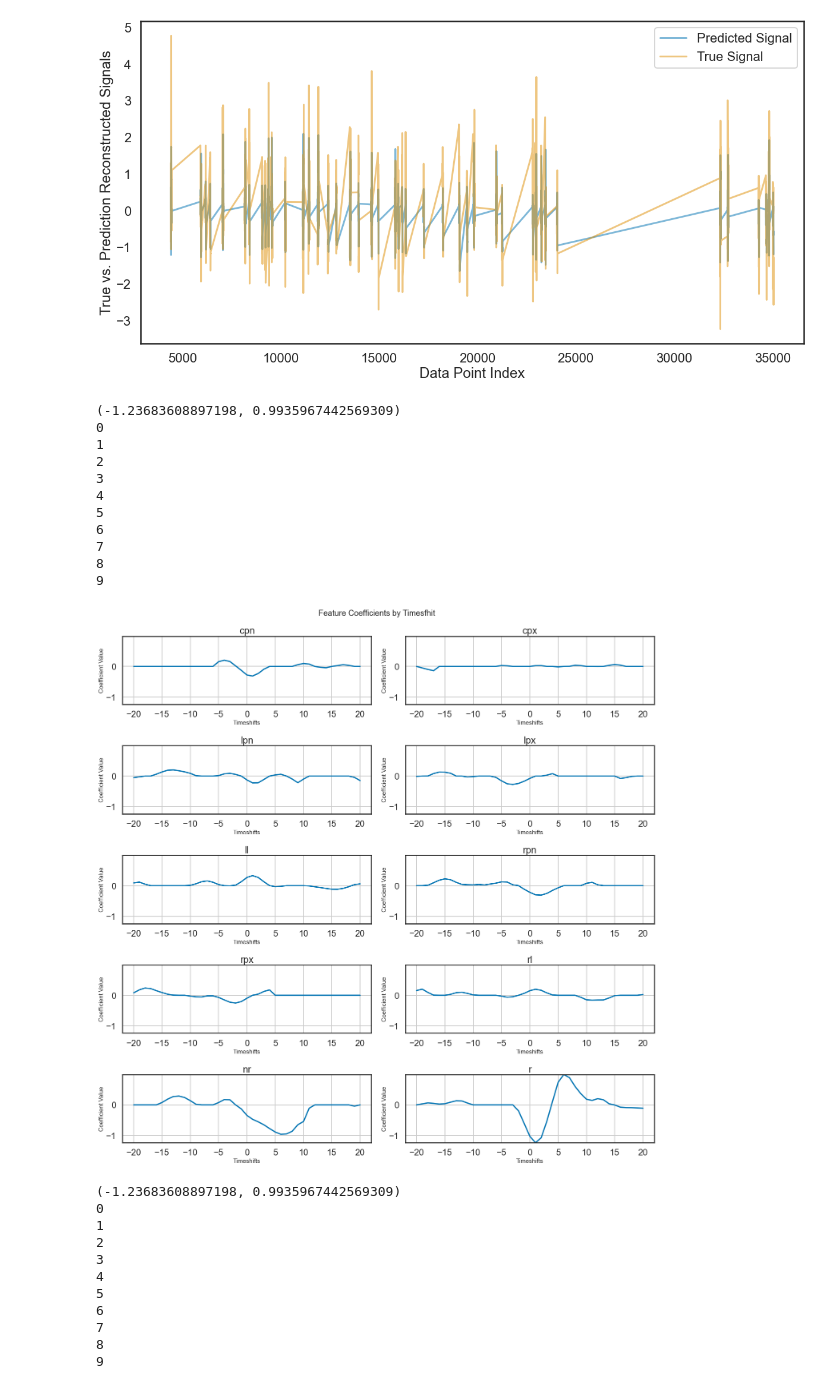
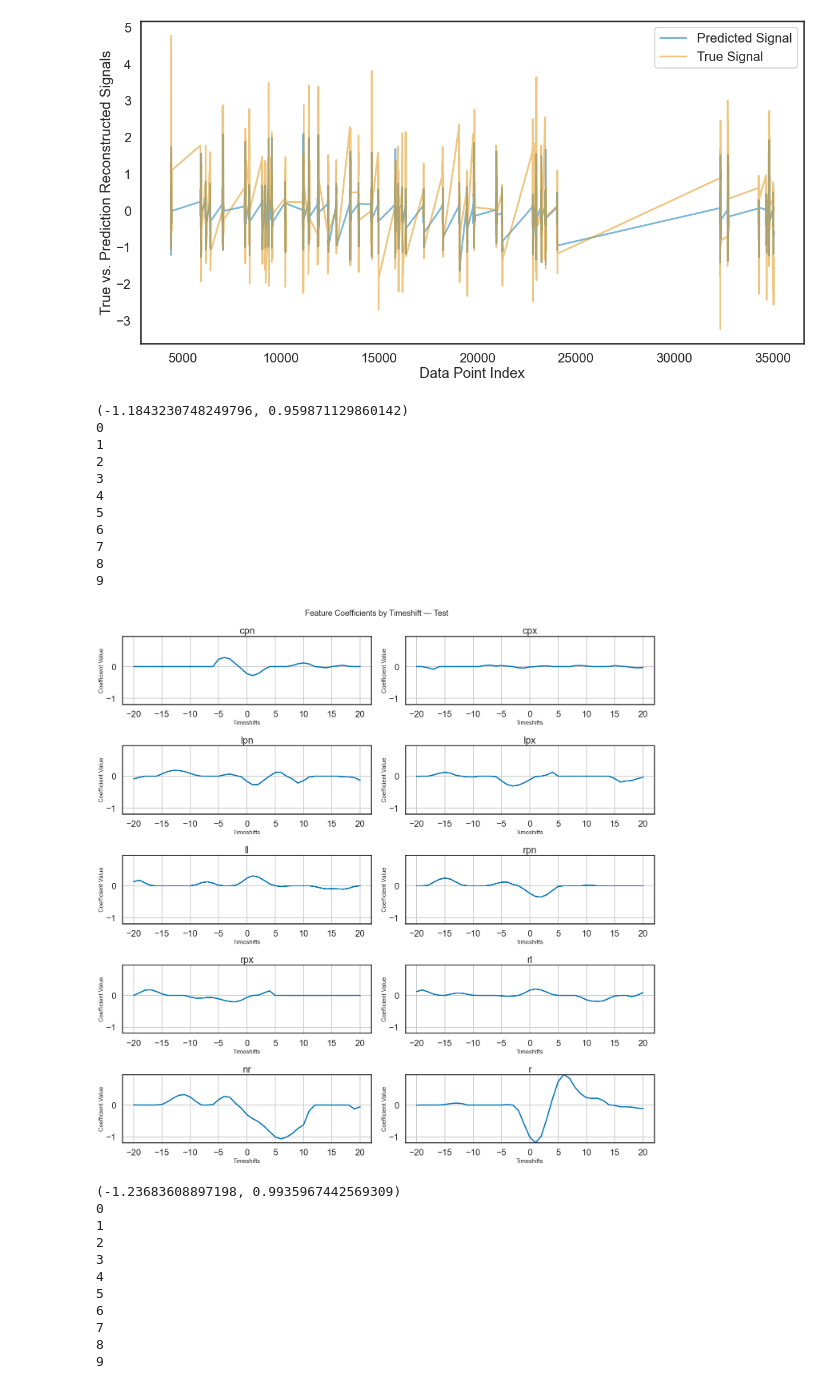
Before and after one commit to kimerein/sabatinilab-glm, a Jupyter notebook: example_run_7_downsampled.ipynb, the cells around one changed output. Drawn from its saved outputs; the diff is of its cells as text; code cells hidden in the pictures.

```diff
--- a/example_run_7_downsampled.ipynb
+++ b/example_run_7_downsampled.ipynb
@@ -487,20 +492,20 @@ sglm_ez.reconstruct_signal(glm, X_te_nand, y_te_nand)
 [figure]
 [figure]
 # %%
-sglm_ez.plot_all_beta_coefs(glm, X_cols, X_cols_sftd, plot_width=2)
+sglm_ez.plot_all_beta_coefs(glm, X_cols, X_cols_sftd, plot_width=2, plot_name='Test')
 # %% [output]
-(-1.23683608897198, 0.9935967442569309)
+(-1.1843230748249796, 0.959871129860142)
 0
 1
 2
 3
 4
 5
 6
 7
 8
 9
-[figure, old version]
+[figure, new version]
 # %%
 sglm_ez.plot_all_beta_coefs(glm, X_cols, X_cols_sftd, plot_width=2)
 # %% [output]
```
Also changed, not shown: parts of 9 cells of this notebook, 1 other file.
